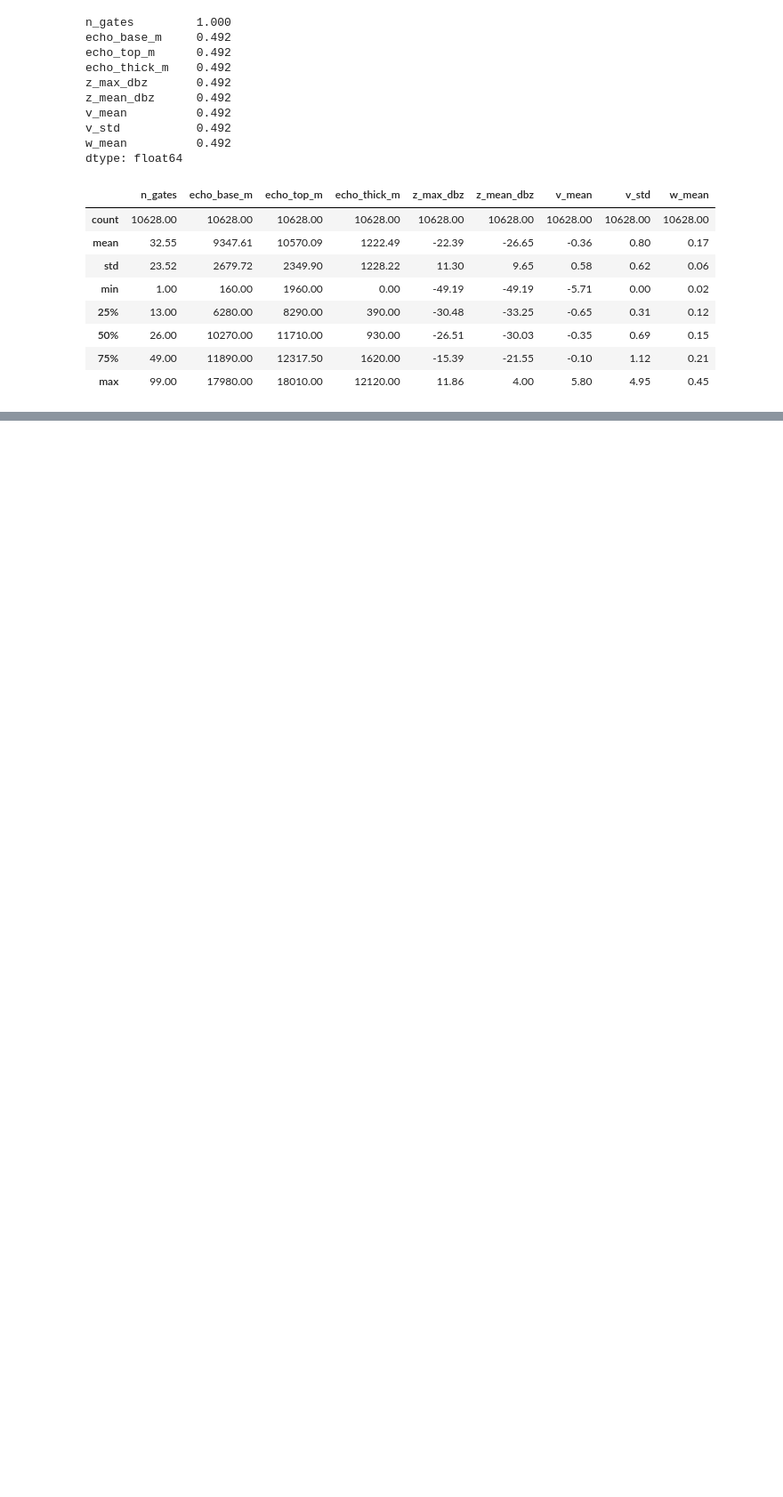
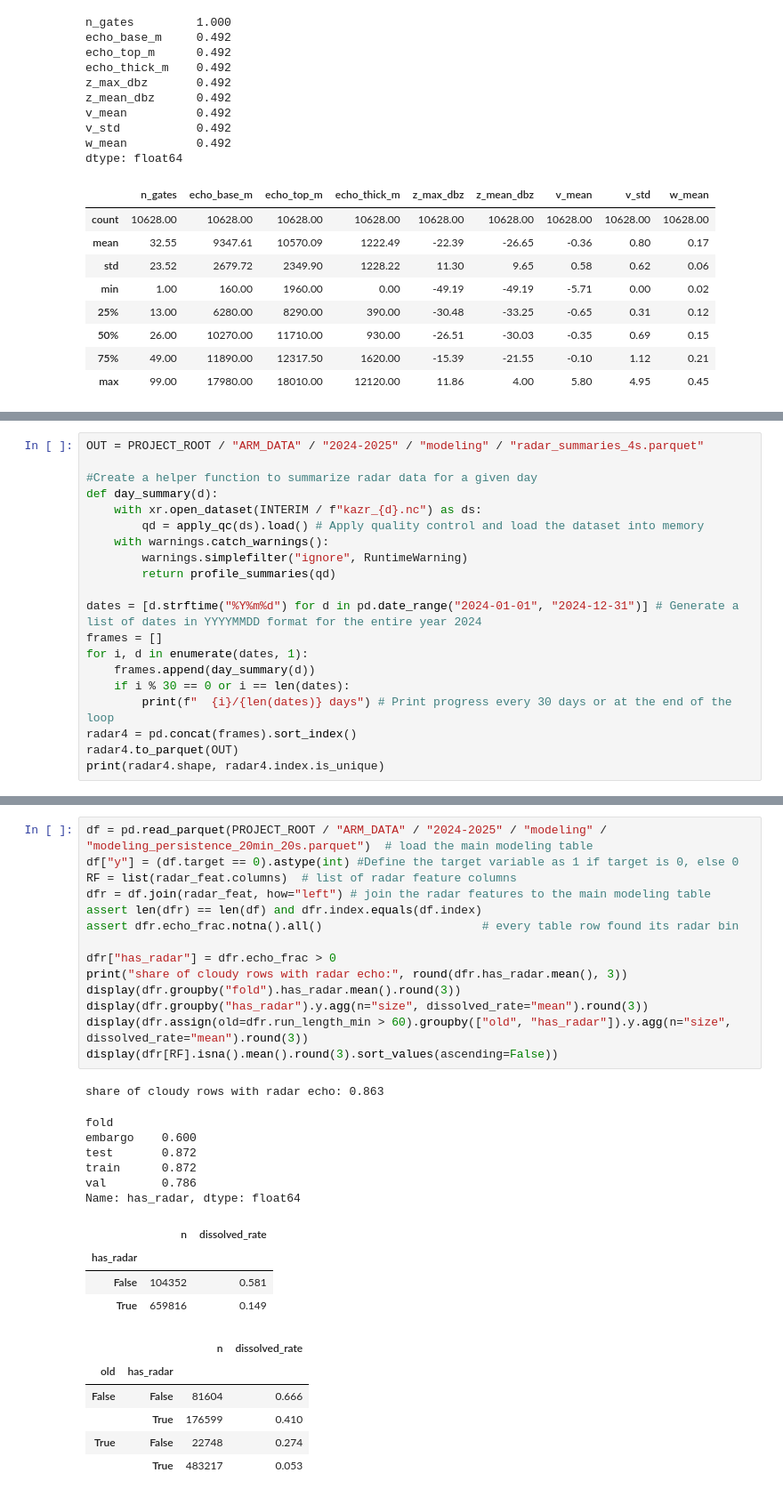
Before and after one commit to alecpblevins/ARM_Cloud_Modeling, a Jupyter notebook: notebooks/11_radar_profiles.ipynb, the cells around one changed output, grey strips where cells are left out. Shown at 89% size. Cells and saved outputs as stored; diff of their text form; blank space fills up the shorter version.

```diff
--- a/notebooks/11_radar_profiles.ipynb
+++ b/notebooks/11_radar_profiles.ipynb
@@ -144,0 +159,20 @@ dtype: float64
+# %%
+OUT = PROJECT_ROOT / "ARM_DATA" / "2024-2025" / "modeling" / "radar_summaries_4s.parquet"
+
+#Create a helper function to summarize radar data for a given day
+def day_summary(d):
+    with xr.open_dataset(INTERIM / f"kazr_{d}.nc") as ds:
+        qd = apply_qc(ds).load() # Apply quality control and load the dataset into memory
+    with warnings.catch_warnings():
+        warnings.simplefilter("ignore", RuntimeWarning)
+        return profile_summaries(qd)
+
+dates = [d.strftime("%Y%m%d") for d in pd.date_range("2024-01-01", "2024-12-31")] # Generate a list of dates in YYYYMMDD format for the entire year 2024
+frames = []
+for i, d in enumerate(dates, 1):
+    frames.append(day_summary(d))
+    if i % 30 == 0 or i == len(dates):
+        print(f"  {i}/{len(dates)} days") # Print progress every 30 days or at the end of the loop
+radar4 = pd.concat(frames).sort_index()
+radar4.to_parquet(OUT)
+print(radar4.shape, radar4.index.is_unique)
@@ -144,0 +264,32 @@ dtype: float64
+# %%
+df = pd.read_parquet(PROJECT_ROOT / "ARM_DATA" / "2024-2025" / "modeling" / "modeling_persistence_20min_20s.parquet")  # load the main modeling table
+df["y"] = (df.target == 0).astype(int) #Define the target variable as 1 if target is 0, else 0
+RF = list(radar_feat.columns)  # list of radar feature columns
+dfr = df.join(radar_feat, how="left") # join the radar features to the main modeling table
+assert len(dfr) == len(df) and dfr.index.equals(df.index)
+assert dfr.echo_frac.notna().all()                       # every table row found its radar bin
+
+dfr["has_radar"] = dfr.echo_frac > 0
+print("share of cloudy rows with radar echo:", round(dfr.has_radar.mean(), 3))
+display(dfr.groupby("fold").has_radar.mean().round(3))
+display(dfr.groupby("has_radar").y.agg(n="size", dissolved_rate="mean").round(3))
+display(dfr.assign(old=dfr.run_length_min > 60).groupby(["old", "has_radar"]).y.agg(n="size", dissolved_rate="mean").round(3))
+display(dfr[RF].isna().mean().round(3).sort_values(ascending=False))
+# %% [output]
+share of cloudy rows with radar echo: 0.863
+fold
+embargo    0.600
+test       0.872
+train      0.872
+val        0.786
+Name: has_radar, dtype: float64
+|  | n | dissolved_rate |
+| has_radar |  |  |
+| False | 104352 | 0.581 |
+| True | 659816 | 0.149 |
+|  |  | n | dissolved_rate |
+| old | has_radar |  |  |
+| False | False | 81604 | 0.666 |
+|  | True | 176599 | 0.410 |
+| True | False | 22748 | 0.274 |
+|  | True | 483217 | 0.053 |
```
Also changed, not shown: parts of 20 cells of this notebook.
